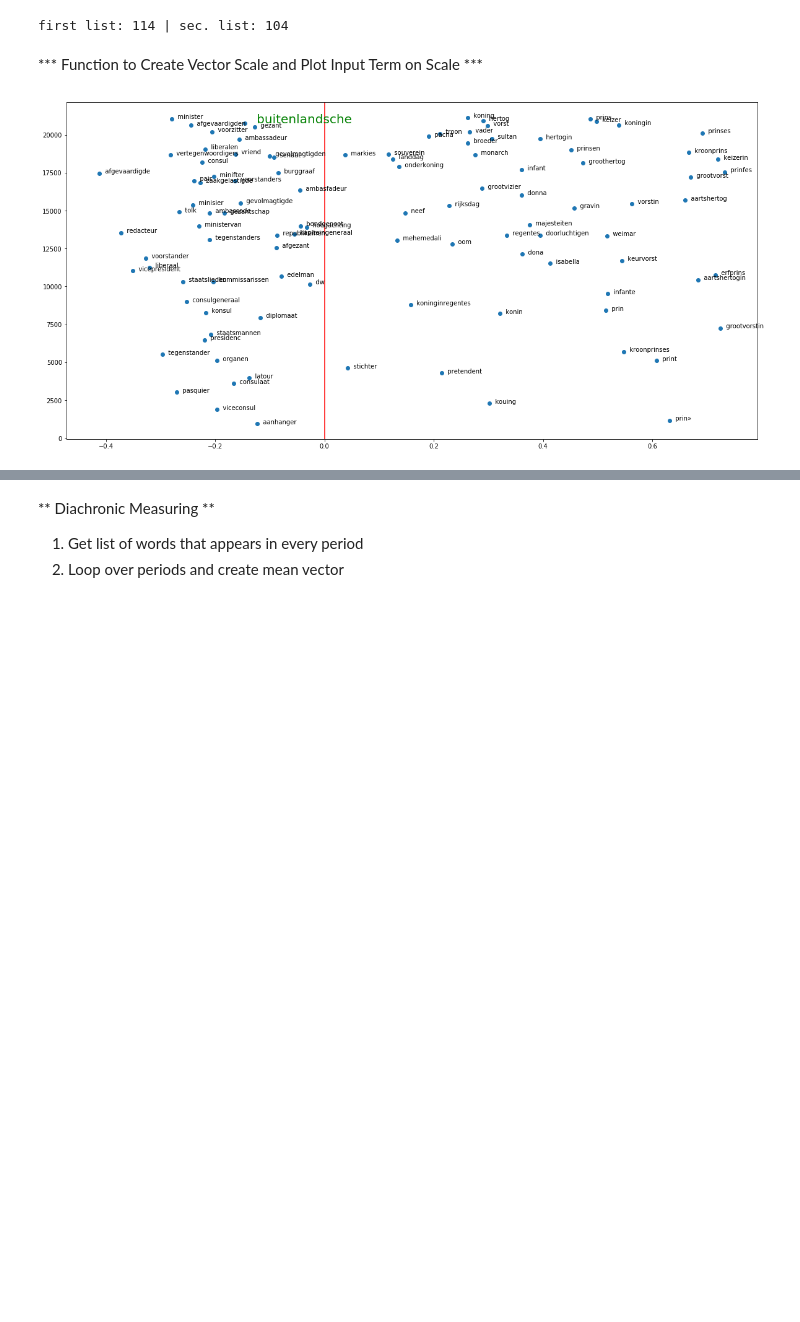
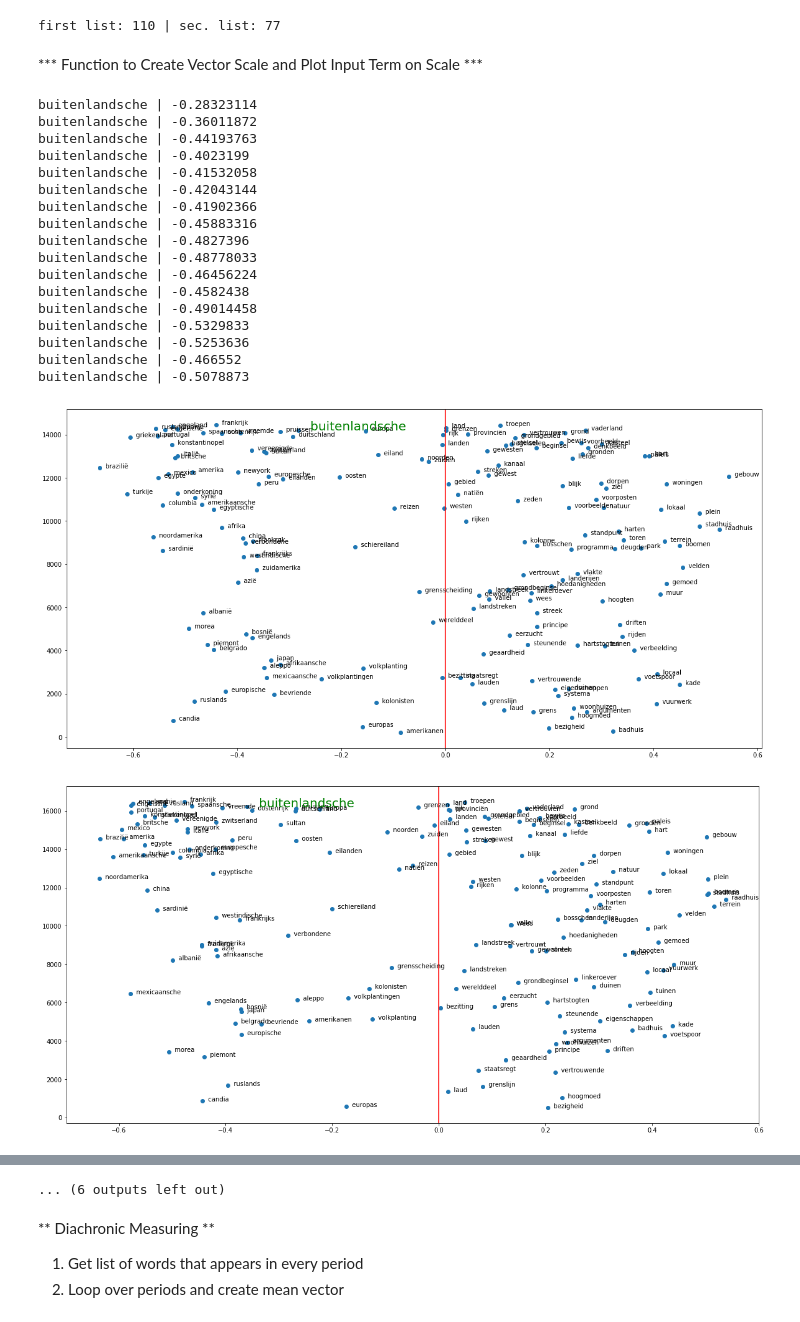
Before and after one commit to rubenros1795/thesis-the-foreign, a Jupyter notebook: Properties/abstraction.ipynb, the cells around one changed output, grey strips where cells are left out. Saved outputs shown, nothing was run; the diff lists cells and outputs as text; code cells hidden in the pictures; blank space fills up the shorter version.

```diff
--- a/Properties/abstraction.ipynb
+++ b/Properties/abstraction.ipynb
@@ -89,13 +130,24 @@ def ModelCheck(input_list):
-# %%
-list_1 = GetListMultipleKW(['koningin', 'prins', 'keizer', 'koning'])
-list_2 = GetListMultipleKW(['minister', 'vertegenwoordiger', 'afgevaardigde'])
-
-list_1 = [l for l in list_1 if l not in list_2]
-list_2 = [l for l in list_2 if l not in list_1]
-
-print('first list: ' + str(len(list_1)) + ' | sec. list: ' + str(len(list_2)))
-# %% [output]
-first list: 114 | sec. list: 104
+# %%
+list_a =GetListMultipleKW(['gebied', 'terrein', 'omgeving'])
+list_b = GetListMultipleKW(['europa', 'azië','amerika'])
+
+
+list_b = [l for l in list_b if l not in list_a]
+
+list_1 = list()
+list_2 = list()
+
+for word in list_a:
+    if len(df_vocab[df_vocab.word == word]) == len(list_mod):
+        list_1.append(word)
+
+for word in list_b:
+    if len(df_vocab[df_vocab.word == word]) == len(list_mod):
+        list_2.append(word)
+
+print('first list: ' + str(len(list_1)) + ' | sec. list: ' + str(len(list_2)))
+# %% [output]
+first list: 110 | sec. list: 77
 # %% [markdown]
 *** Function to Create Vector Scale and Plot Input Term on Scale ***
 # %%
@@ -131,4 +185,23 @@ def PlotScale(year, list_1, list_2, search_term):
-# %%
-PlotScale(1825, list_1, list_2, 'buitenlandsche')
-# %% [output]
-[figure, removed]
+# %%
+for i in list(range(1830,1911,5)):
+    PlotScale(i, 1835, list_1, list_2, 'buitenlandsche')
+# %% [output]
+buitenlandsche | -0.28323114
+buitenlandsche | -0.36011872
+buitenlandsche | -0.44193763
+buitenlandsche | -0.4023199
+buitenlandsche | -0.41532058
+buitenlandsche | -0.42043144
+buitenlandsche | -0.41902366
+buitenlandsche | -0.45883316
+buitenlandsche | -0.4827396
+buitenlandsche | -0.48778033
+buitenlandsche | -0.46456224
+buitenlandsche | -0.4582438
+buitenlandsche | -0.49014458
+buitenlandsche | -0.5329833
+buitenlandsche | -0.5253636
+buitenlandsche | -0.466552
+buitenlandsche | -0.5078873
+[figure, added]
+[figure, added]
@@ -135,3 +217,4 @@ PlotScale(1825, list_1, list_2, 'buitenlandsche')
+... (6 outputs left out)
 # %% [markdown]
 ** Diachronic Measuring **
 
```
Also changed, not shown: parts of 12 cells of this notebook, 48 other files.
